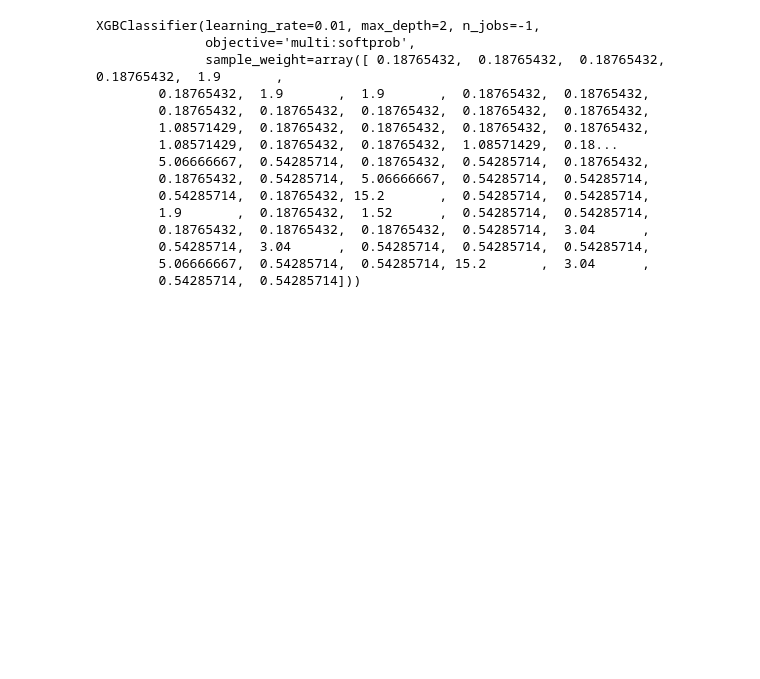
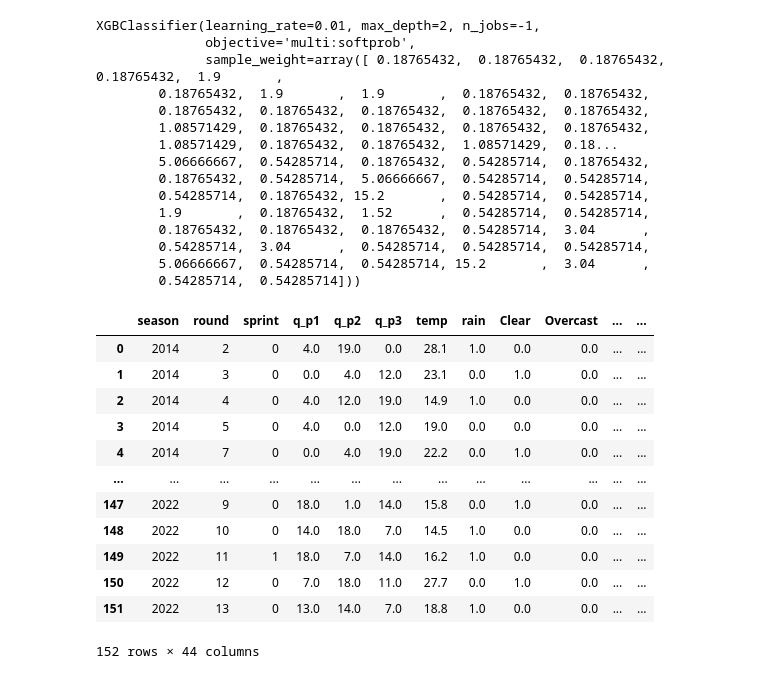
Before and after one commit to Komsomolochka/formula1-prediction, a Jupyter notebook: modelling/races_modelling.ipynb, the cells around one changed output. Cells and saved outputs as stored; diff of their text form; code cells hidden in the pictures; blank space fills up the shorter version.

```diff
--- a/modelling/races_modelling.ipynb
+++ b/modelling/races_modelling.ipynb
@@ -36,7 +39,7 @@ from xgboost import XGBClassifier
 from sklearn.utils.class_weight import compute_sample_weight
 import pickle
 # %%
-df = pd.read_csv('../collecting_data/races.csv', index_col=0)
+df = pd.read_csv('/content/drive/MyDrive/f1/races.csv', index_col=0)
 # %%
 df.shape
 # %% [output]
@@ -193,0 +199,16 @@ pickle.dump(xgb_model, open(filename, 'wb'))
+# %%
+X
+# %% [output]
+|  | season | round | sprint | q_p1 | q_p2 | q_p3 | temp | rain | Clear | Overcast | ... | ... |
+| 0 | 2014 | 2 | 0 | 4.0 | 19.0 | 0.0 | 28.1 | 1.0 | 0.0 | 0.0 | ... | ... |
+| 1 | 2014 | 3 | 0 | 0.0 | 4.0 | 12.0 | 23.1 | 0.0 | 1.0 | 0.0 | ... | ... |
+| 2 | 2014 | 4 | 0 | 4.0 | 12.0 | 19.0 | 14.9 | 1.0 | 0.0 | 0.0 | ... | ... |
+| 3 | 2014 | 5 | 0 | 4.0 | 0.0 | 12.0 | 19.0 | 0.0 | 0.0 | 0.0 | ... | ... |
+| 4 | 2014 | 7 | 0 | 0.0 | 4.0 | 19.0 | 22.2 | 0.0 | 1.0 | 0.0 | ... | ... |
+| ... | ... | ... | ... | ... | ... | ... | ... | ... | ... | ... | ... | ... |
+| 147 | 2022 | 9 | 0 | 18.0 | 1.0 | 14.0 | 15.8 | 0.0 | 1.0 | 0.0 | ... | ... |
+| 148 | 2022 | 10 | 0 | 14.0 | 18.0 | 7.0 | 14.5 | 1.0 | 0.0 | 0.0 | ... | ... |
+| 149 | 2022 | 11 | 1 | 18.0 | 7.0 | 14.0 | 16.2 | 1.0 | 0.0 | 0.0 | ... | ... |
+| 150 | 2022 | 12 | 0 | 7.0 | 18.0 | 11.0 | 27.7 | 0.0 | 1.0 | 0.0 | ... | ... |
+| 151 | 2022 | 13 | 0 | 13.0 | 14.0 | 7.0 | 18.8 | 1.0 | 0.0 | 0.0 | ... | ... |
+152 rows × 44 columns
```
Also changed, not shown: parts of 2 cells of this notebook, 12 other files.
